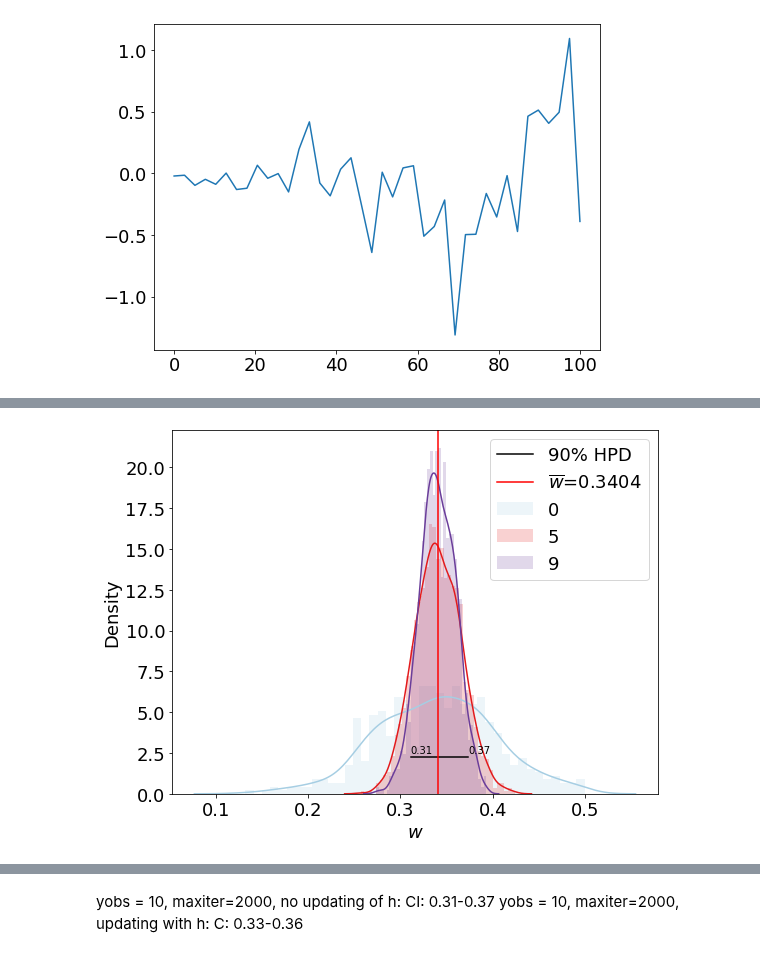
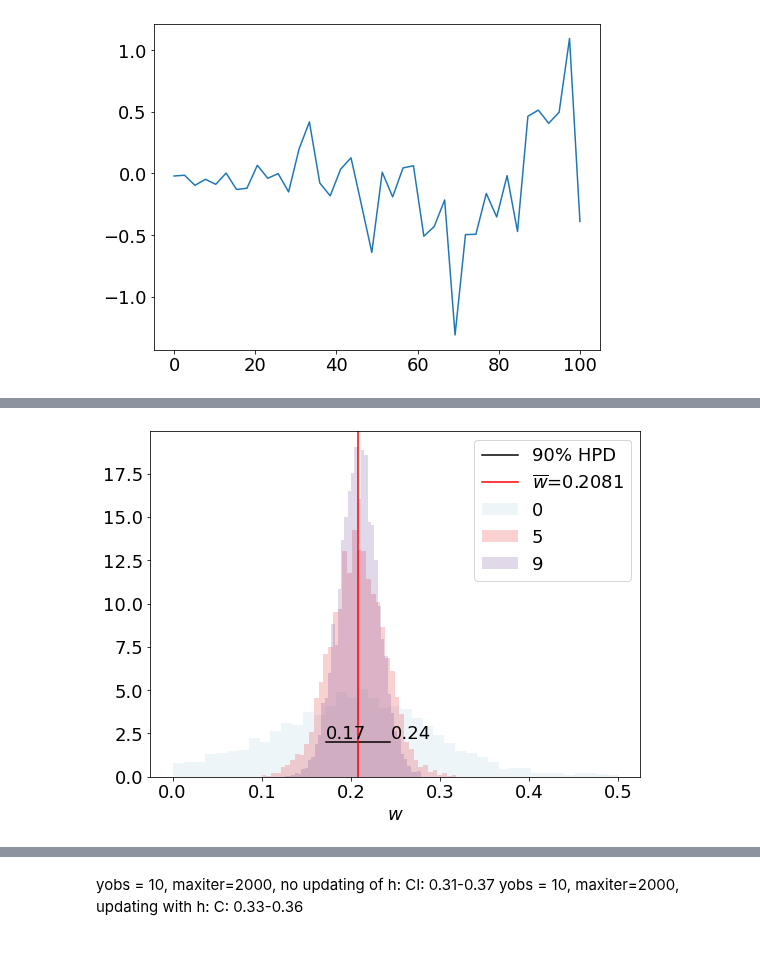
Before and after one commit to elindgren/asam_projects, a Jupyter notebook: Project3/project3_galton_board.ipynb, the cells around one changed output, grey strips where cells are left out. Drawn from its saved outputs; the diff is of its cells as text; code cells hidden in the pictures.

```diff
--- a/Project3/project3_galton_board.ipynb
+++ b/Project3/project3_galton_board.ipynb
@@ -373,7 +381,7 @@ def ABC_MCMC(y_obs, prior, h=0.1, statistic = 'euc', max_iter = 50, sim_iter=1,
 
         p_acc = kern
         for i, p in enumerate(p_acc):
-            if np.random.rand() < p:
+            if np.random.rand() < p and alpha_star[i] <0.5 and alpha_star[i]>0:
                 alpha.append(alpha_star[i])
     return np.array(alpha)
 
@@ -398,11 +406,10 @@ def ABC_MCMC2(y_obs, prior, h=1, statistic='euc', max_iter = 50, sim_iter=1, s_s
             p_acc = kern
         else:
             p_acc = p_acc*kern
-#         print(p_acc[0:4])
 
 
     for i, p in enumerate(p_acc):
-        if np.random.rand() < p:
+        if np.random.rand() < p and alpha_star[i] <0.5 and alpha_star[i]>0:
             alpha.append(alpha_star[i])
     return np.array(alpha)
 
@@ -425,11 +432,13 @@ def ABC_MCMC3(y_obs, prior, h=1, statistic='euc', max_iter = 50, sim_iter=1, s_s
         kern = kernel(y_star, y_ob, h=h, statistic = statistic)
 
         norm = sc.stats.norm(loc=alpha_m, scale = alpha_std)
-        M1 = norm.pdf(0)
-        M2 = norm.pdf(0.5)
-        M = max((1/M1,1/M2))
 
-        p_acc = kern/(norm.pdf(alpha_star))
+        alpha_grid = np.linspace(0,0.5)
+        M_grid = prior.pdf(alpha_grid)/norm.pdf(alpha_grid)
+        M = np.max(M_grid)
+        print(M_grid.shape, M, alpha_grid[np.argmax(M_grid)])
+
+        p_acc = kern*prior.pdf(alpha_star)/(norm.pdf(alpha_star))
         p_acc = p_acc/M
 
         if i == 0:
@@ -460,7 +467,7 @@ y_obs,_ = gen_data(nData, alpha = 0.2)
 def plot_posterior(ax, alpha, label, iteration, cycles, plot_ci=False):
     cpalette = sns.color_palette("Paired", cycles)
     ax.hist(alpha ,bins = 41, density = True, alpha=0.2, label=label, color=cpalette[iteration])
-    sns.kdeplot(x=alpha, alpha=0.6, ax=ax, fill=False, color=cpalette[iteration])
+    #sns.kdeplot(x=alpha, alpha=0.6, ax=ax, fill=False, color=cpalette[iteration])
     hdi = pymc3.stats.hpd(alpha, 0.90)
     ymax = ax.get_ylim()[1]
     if plot_ci:
@@ -473,10 +480,8 @@ def plot_posterior(ax, alpha, label, iteration, cycles, plot_ci=False):
     ax.legend(loc='best')
 #plt.savefig('figures_task2/w_posterior.png')
 # %%
-def cycles_MCMC(y_obs, s_std, alpha_std, cycles=1, plot=False):
-    max_iter = 2000
+def cycles_MCMC(y_obs, s_std, alpha_std, max_iter=100,  h=0.5, cycles=1, plot=False):
     statistic = 'NN'
-    h = 0.5
 
     alphas = []
     acc_rat = []
@@ -485,15 +490,13 @@ def cycles_MCMC(y_obs, s_std, alpha_std, cycles=1, plot=False):
 
     prior = sc.stats.uniform(loc=0, scale=0.5)
     for i in tqdm(range(cycles)):
-        alpha = ABC_MCMC2(y_obs, prior, h=h, statistic=statistic, max_iter=max_iter, s_std = s_std, alpha_std=alpha_std)
+        alpha = ABC_MCMC(y_obs, prior, h=h, statistic=statistic, max_iter=max_iter, s_std = s_std, alpha_std=alpha_std)
         prior = sc.stats.norm(loc=np.mean(alpha), scale=np.std(alpha))
         if plot and (i%5==0 or i==cycles-1):
             plot_posterior(ax, alpha, f'{i}', i, cycles,plot_ci=i==cycles-1)
         acc_ratio = alpha.shape[0] / (y_obs.shape[0]*max_iter)
         if not i==0:
-#             h *=acc_rat[-1]/acc_ratio
-            pass
-
+            h = h/(1 + 0.2*(acc_ratio/(acc_rat[-1]))) + 0.01
         hs.append(h)
         acc_rat.append(acc_ratio)
         alphas.append(alpha)
@@ -501,7 +504,9 @@ def cycles_MCMC(y_obs, s_std, alpha_std, cycles=1, plot=False):
 
 
 nData = 10
-y_obs = gen_exp_data(nData)
-alphas, acc_rat, hs = cycles_MCMC(y_obs, s_std, alpha_std, cycles=10, plot=True)
+max_iter = int(10000/nData)
+y_obs,_ = gen_data(nData, alpha = 0.2)
+h = 0.1
+alphas, acc_rat, hs = cycles_MCMC(y_obs, s_std, alpha_std, max_iter = max_iter, h=h, cycles=10, plot=True)
 a=2
 # %% [output]
@@ -510,4 +513,4 @@ a=2
-[figure, old version]
+[figure, new version]
 # %%
 fig, ax = plt.subplots(figsize=(8,6))
 p1, = ax.plot(acc_rat, c='b', label='acceptance ratio')
```
Also changed, not shown: parts of 10 cells of this notebook.
